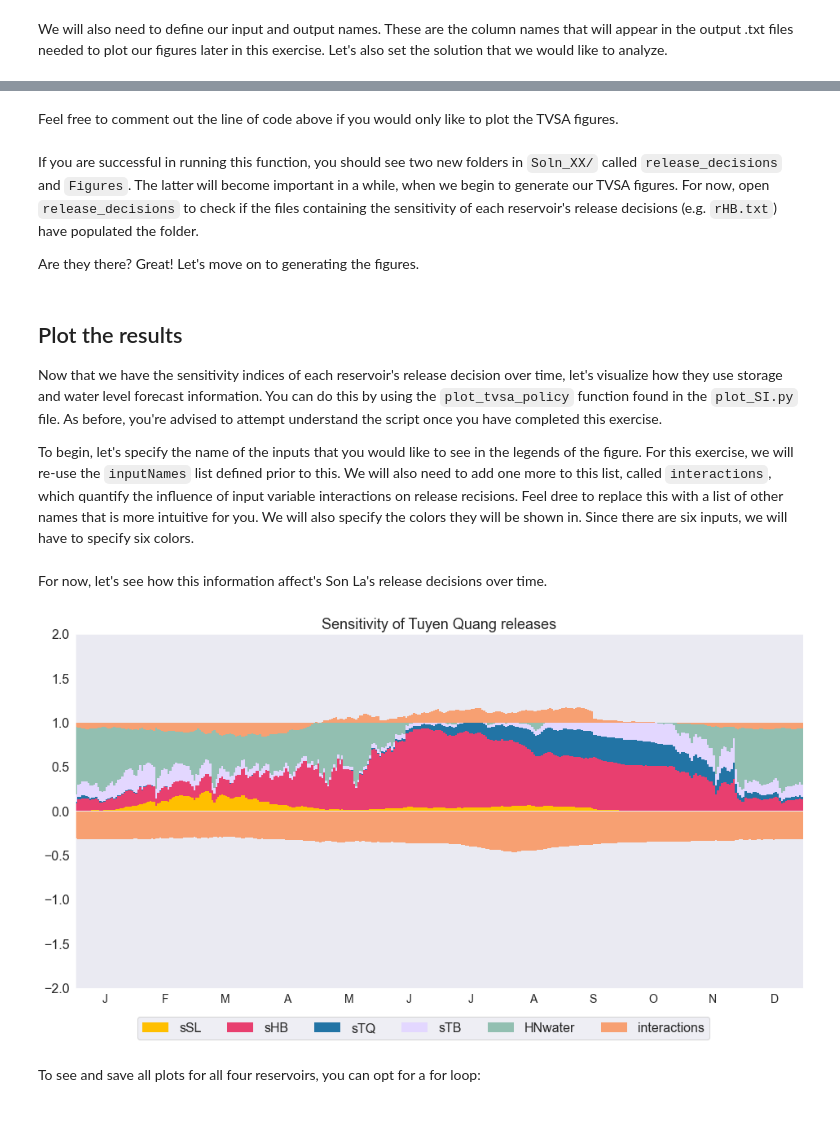
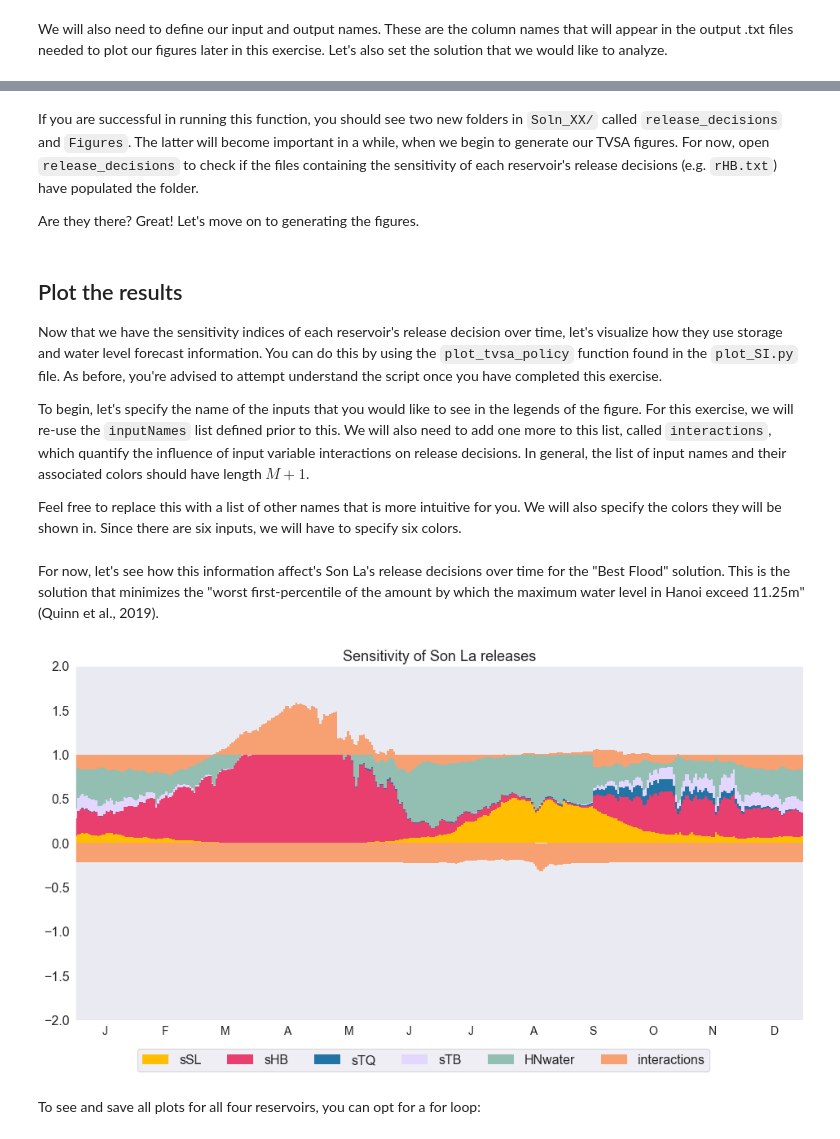
Before and after one commit to lbl59/tvsa_training, a Jupyter notebook: tvsa_exercise.ipynb, the cells around one changed output, grey strips where cells are left out. Cells and saved outputs as stored; diff of their text form; code cells hidden in the pictures.

```diff
--- a/tvsa_exercise.ipynb
+++ b/tvsa_exercise.ipynb
@@ -127,5 +129,3 @@ The main calculations that output the sensitivity index for each day of the year
-# %% [markdown]
-Feel free to comment out the line of code above if you would only like to plot the TVSA figures.
 # %% [markdown]
 If you are successful in running this function, you should see two new folders in `Soln_XX/` called `release_decisions` and `Figures`. The latter will become important in a while, when we begin to generate our TVSA figures. For now, open `release_decisions` to check if the files containing the sensitivity of each reservoir's release decisions (e.g. `rHB.txt`) have populated the folder.
 
@@ -134,17 +134,22 @@ Are they there? Great! Let's move on to generating the figures.
 ## Plot the results
 Now that we have the sensitivity indices of each reservoir's release decision over time, let's visualize how they use storage and water level forecast information. You can do this by using the `plot_tvsa_policy` function found in the `plot_SI.py` file. As before, you're advised to attempt understand the script once you have completed this exercise.
 
-To begin, let's specify the name of the inputs that you would like to see in the legends of the figure. For this exercise, we will re-use the `inputNames` list defined prior to this. We will also need to add one more to this list, called `interactions`, which quantify the influence of input variable interactions on release recisions. Feel dree to replace this with a list of other names that is more intuitive for you. We will also specify the colors they will be shown in. Since there are six inputs, we will have to specify six colors.
+To begin, let's specify the name of the inputs that you would like to see in the legends of the figure. For this exercise, we will re-use the `inputNames` list defined prior to this. We will also need to add one more to this list, called `interactions`, which quantify the influence of input variable interactions on release decisions. In general, the list of input names and their associated colors should have length $M+1$.
+
+Feel free to replace this with a list of other names that is more intuitive for you. We will also specify the colors they will be shown in. Since there are six inputs, we will have to specify six colors.
 # %%
 # specify the legend labels for each input and their respective colors
 input_list = inputNames + ['interactions']
-input_colors = ['#FFBF00', '#E83F6F', '#2274A5', '#E3D7FF', '#92BFB1', '#F7A072']   # for Son La, Hoa Binh, Tuyen Quang, Thac Ba, Hanoi, and their interactions respectively
+# for Son La, Hoa Binh, Tuyen Quang, Thac Ba, Hanoi, and their interactions respectively
+input_colors = ['#FFBF00', '#E83F6F', '#2274A5', '#E3D7FF',
+                '#92BFB1', '#F7A072']
 # %% [markdown]
-For now, let's see how this information affect's Son La's release decisions over time.
+For now, let's see how this information affect's Son La's release decisions over time for the "Best Flood" solution. This is the solution that minimizes the "worst first-percentile of the amount by which the maximum water level in Hanoi exceed 11.25m" (Quinn et al., 2019).
 # %%
-plot_tvsa_policy(num_years, 35, input_list, input_colors, 'rTQ', 'Sensitivity of Tuyen Quang releases')
+plot_tvsa_policy(num_years, 33, input_list, input_colors,
+                 'rSL', 'Sensitivity of Son La releases')
 # %% [output]
-[figure, old version]
+[figure, new version]
 # %% [markdown]
 To see and save all plots for all four reservoirs, you can opt for a for loop:
 # %%
```
Also changed, not shown: parts of 8 cells of this notebook, 2 other files.
